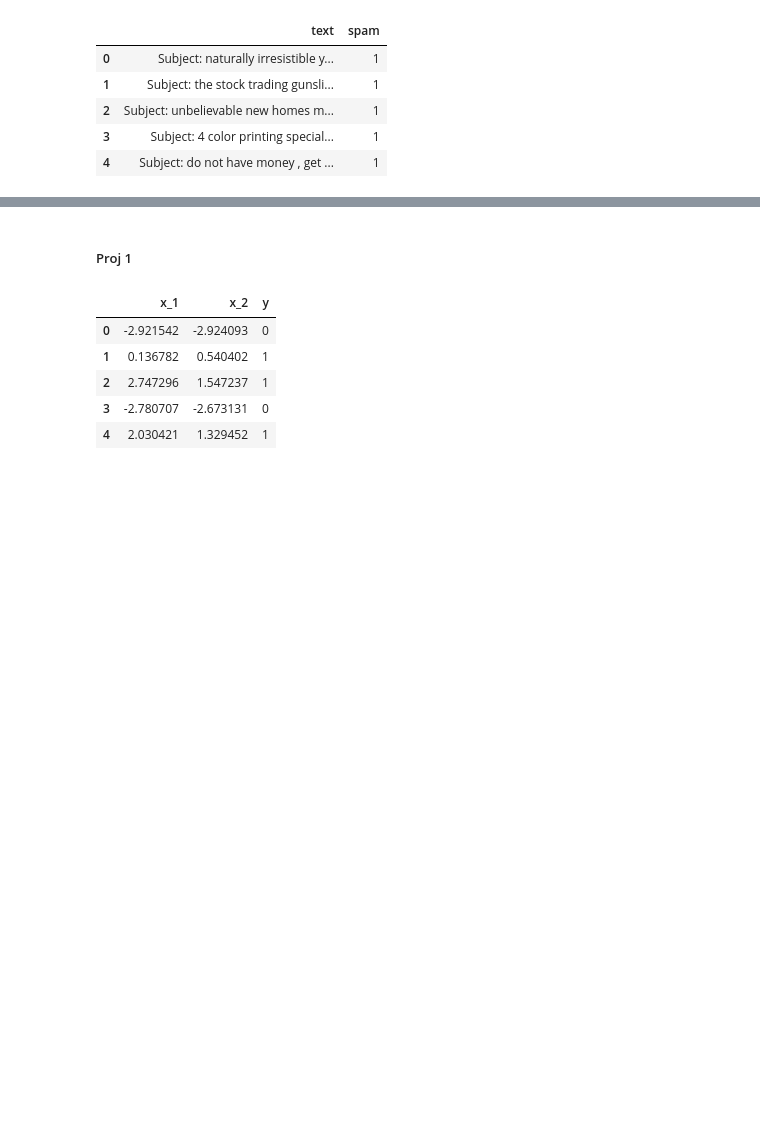
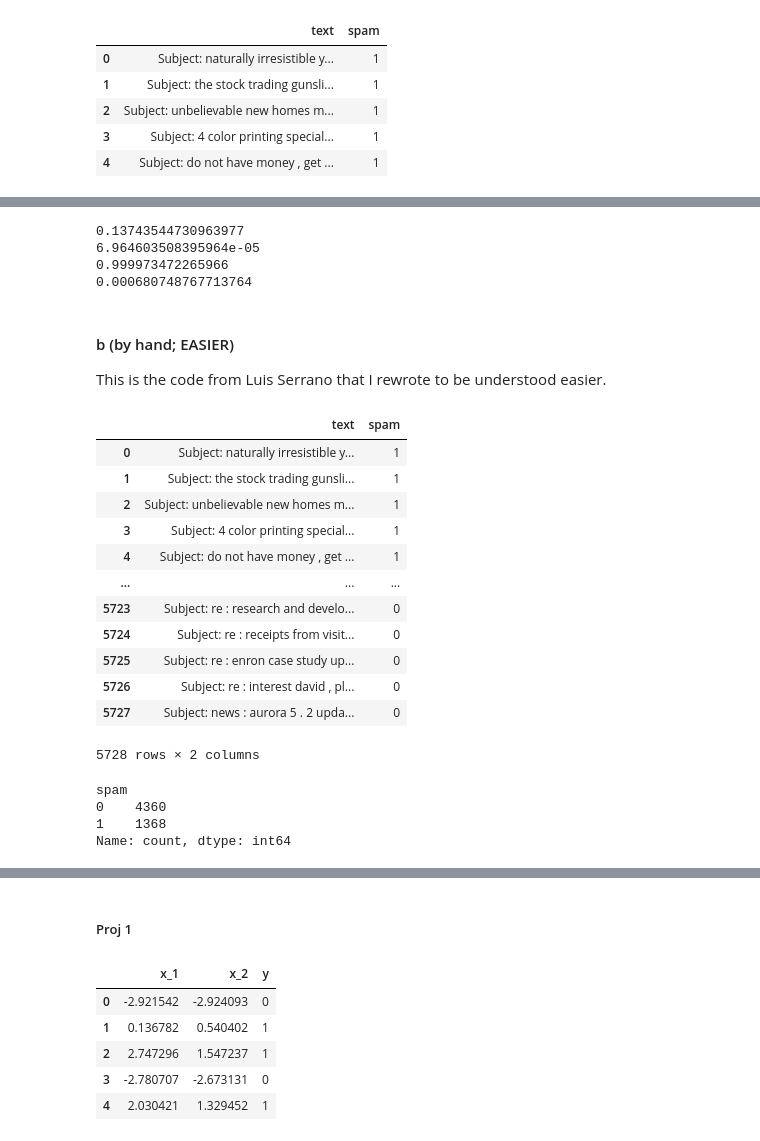
Before and after one commit to EvgeniiZorin/Handbook_Statistics-Probability-and-ML, a Jupyter notebook: _2_ML_supervised.ipynb, the cells around one changed output, grey strips where cells are left out. Drawn from its saved outputs; the diff is of its cells as text; code cells hidden in the pictures; blank space fills up the shorter version.

```diff
--- a/_2_ML_supervised.ipynb
+++ b/_2_ML_supervised.ipynb
@@ -2082,3 +2100,17 @@ def predict_naive_bayes(email):
 	prod_hams =  np.compat.long(np.prod(hams)*num_ham)
 	# Normalises these two probabilities to get them to add to one (using Bayes' theorem) and return the result
 	return prod_spams/(prod_spams+prod_hams)
+# %%
+print( predict_naive_bayes('Hi mom how are you?') );
+print( predict_naive_bayes('meet me at the lobby of the hotel at nine am') )
+print( predict_naive_bayes("buy cheap lottery easy money now") )
+print( predict_naive_bayes('We have a business meeting at 9am in the meeting room') )
+# %% [output]
+0.13743544730963977
+6.964603508395964e-05
+0.999973472265966
+0.000680748767713764
+# %% [markdown]
+#### b (by hand; EASIER)
+
+This is the code from Luis Serrano that I rewrote to be understood easier.
@@ -2084,0 +2120,25 @@ def predict_naive_bayes(email):
+# %%
+# emails = pd.read_csv('https://raw.githubusercontent.com/luisguiserrano/manning/master/Chapter_8_Naive_Bayes/emails.csv')
+emails = pd.read_csv('example_datasets/emails.csv')
+emails
+# %% [output]
+|  | text | spam |
+| 0 | Subject: naturally irresistible y... | 1 |
+| 1 | Subject: the stock trading gunsli... | 1 |
+| 2 | Subject: unbelievable new homes m... | 1 |
+| 3 | Subject: 4 color printing special... | 1 |
+| 4 | Subject: do not have money , get ... | 1 |
+| ... | ... | ... |
+| 5723 | Subject: re : research and develo... | 0 |
+| 5724 | Subject: re : receipts from visit... | 0 |
+| 5725 | Subject: re : enron case study up... | 0 |
+| 5726 | Subject: re : interest david , pl... | 0 |
+| 5727 | Subject: news : aurora 5 . 2 upda... | 0 |
+5728 rows × 2 columns
+# %%
+emails['spam'].value_counts()
+# %% [output]
+spam
+0    4360
+1    1368
+Name: count, dtype: int64
```
Also changed, not shown: parts of 14 cells of this notebook, 2 other files.
